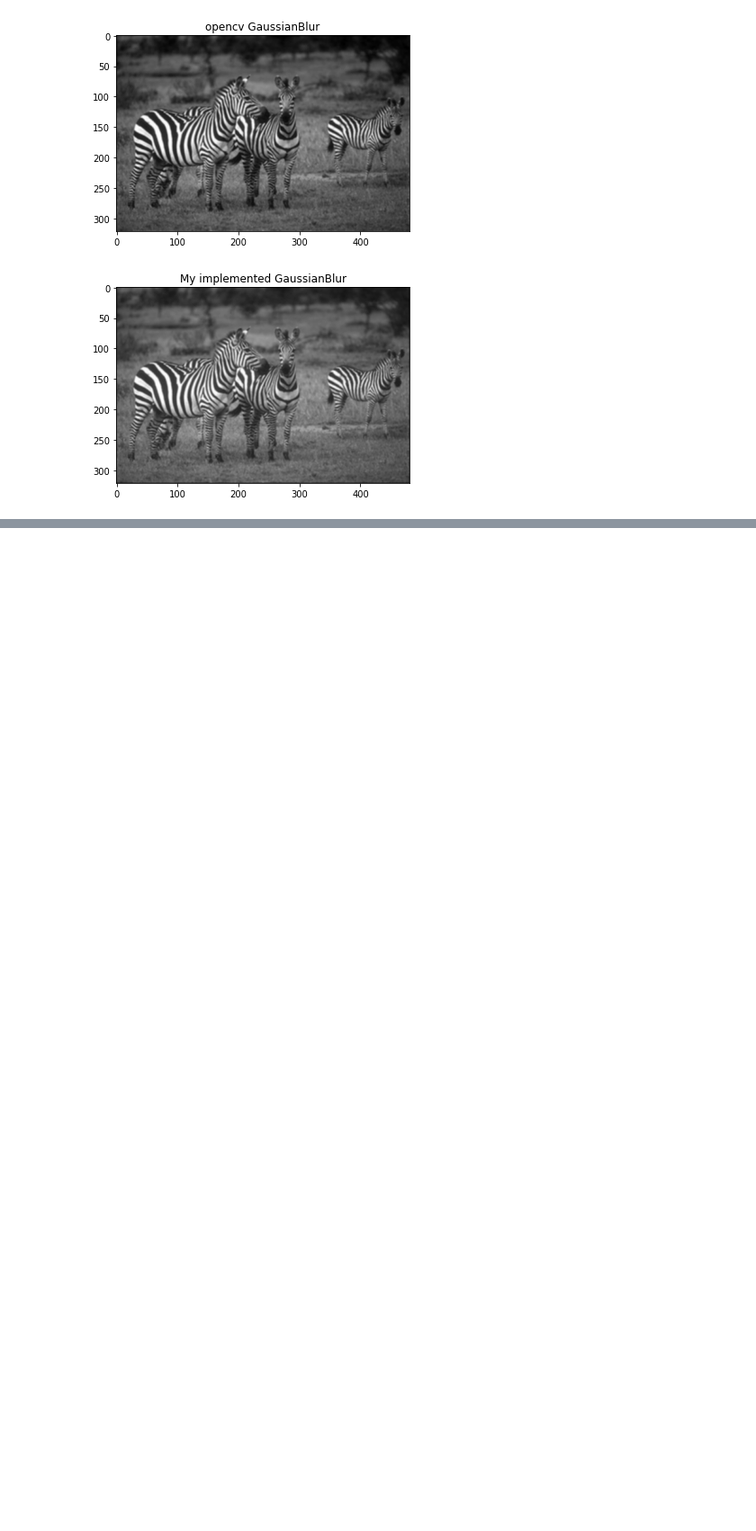
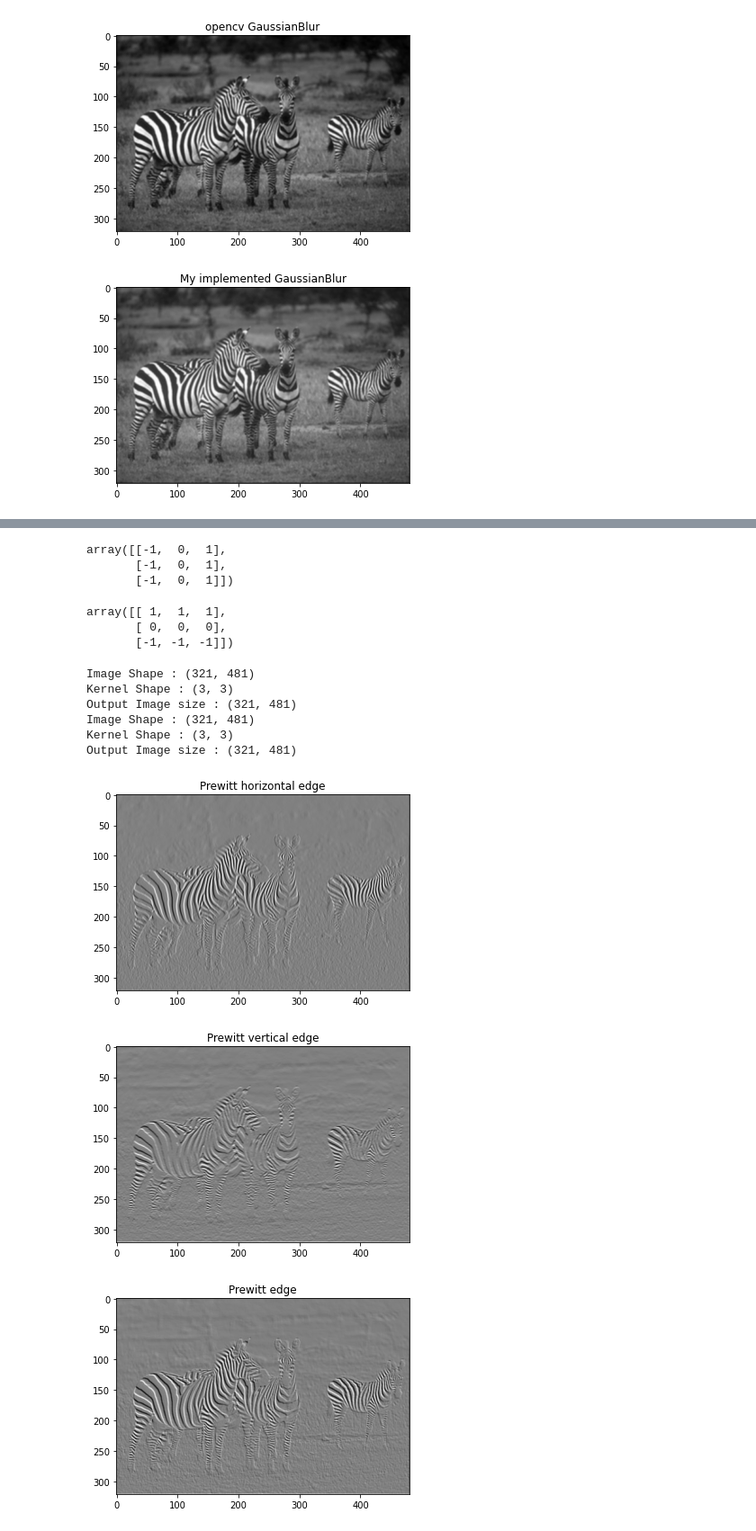
Before and after one commit to Dadajon/coursework, a Jupyter notebook: fall-2020/advanced-image-processing/assignment2/playground.ipynb, the cells around one changed output, grey strips where cells are left out. Shown at 90% size. Drawn from its saved outputs; the diff is of its cells as text; code cells hidden in the pictures; blank space fills up the shorter version.

```diff
--- a/fall-2020/advanced-image-processing/assignment2/playground.ipynb
+++ b/fall-2020/advanced-image-processing/assignment2/playground.ipynb
@@ -259,3 +256,47 @@ from sobel import sobel_edge_detection
 
 img_test = np.array(Image.open('images/zebra.jpg'))
 sobel_edge_detection(img_test, )
+# %%
+vertical_filter = np.array([[-1,0,1],[-1,0,1],[-1,0,1]])
+vertical_filter
+# %% [output]
+array([[-1,  0,  1],
+       [-1,  0,  1],
+       [-1,  0,  1]])
+# %%
+np.flip(vertical_filter.T, axis=0)
+# %% [output]
+array([[ 1,  1,  1],
+       [ 0,  0,  0],
+       [-1, -1, -1]])
+# %%
+image = np.array(Image.open('images/zebra.jpg'))
+
+vertical_filter = np.array([[-1, 0, 1], [-1, 0, 1], [-1, 0, 1]])
+horizontal_filter = np.flip(vertical_filter.T, axis=0)
+
+image_x = convolution(image, vertical_filter, verbose=False)
+image_y = convolution(image, horizontal_filter, verbose=False)
+
+# generate intermediate images
+plt.title("Prewitt horizontal edge")
+plt.imshow(image_x, cmap='gray')
+plt.show()
+
+plt.title("Prewitt vertical edge")
+plt.imshow(image_y, cmap='gray')
+plt.show()
+
+plt.title("Prewitt edge")
+plt.imshow(image_x + image_y, cmap='gray')
+plt.show()
+# %% [output]
+Image Shape : (321, 481)
+Kernel Shape : (3, 3)
+Output Image size : (321, 481)
+Image Shape : (321, 481)
+Kernel Shape : (3, 3)
+Output Image size : (321, 481)
+[figure, added]
+[figure, added]
+[figure, added]
```
Also changed, not shown: parts of 8 cells of this notebook.
